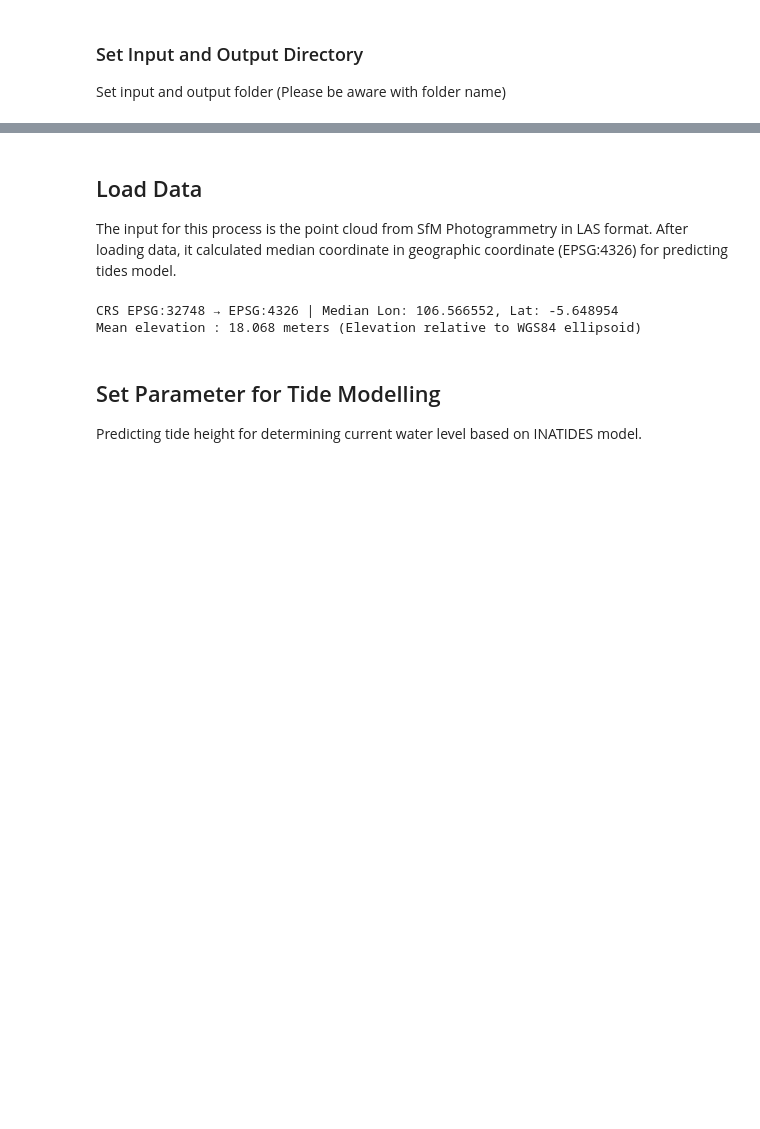
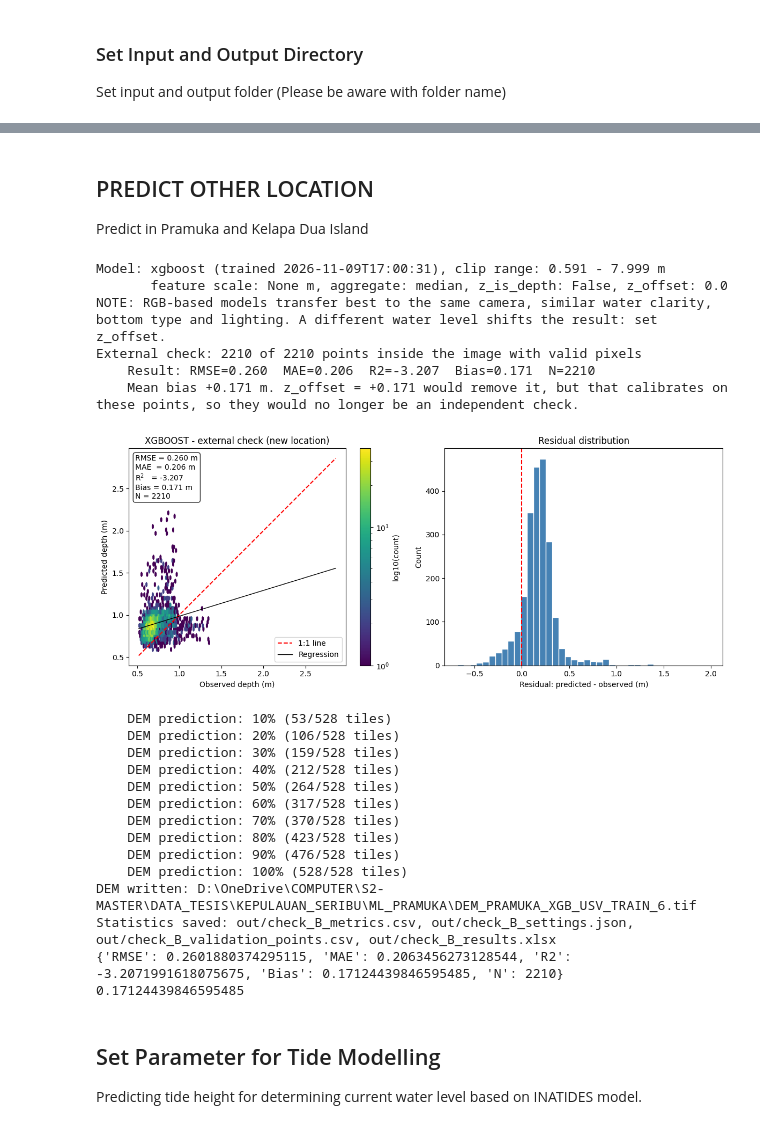
Before and after one commit to teguhsulistian/sfm-bathy-mapper, a Jupyter notebook: notebooks/SFM_ML.ipynb, the cells around one changed output, grey strips where cells are left out. Cells and saved outputs as stored; diff of their text form; code cells hidden in the pictures; blank space fills up the shorter version.

```diff
--- a/notebooks/SFM_ML.ipynb
+++ b/notebooks/SFM_ML.ipynb
@@ -34,15 +88,46 @@ train = r"D:\OneDrive\COMPUTER\S2-MASTER\DATA_TESIS\KEPULAUAN_SERIBU\KELAPA_DUA\
 # %% [markdown]
-## Load Data
+## PREDICT OTHER LOCATION
 
-The input for this process is the point cloud from SfM Photogrammetry in LAS format.
-After loading data, it calculated median coordinate in geographic coordinate (EPSG:4326) for predicting tides model.
+Predict in Pramuka and Kelapa Dua Island
+# %%
+model =r"D:\OneDrive\COMPUTER\S2-MASTER\DATA_TESIS\KEPULAUAN_SERIBU\ML_KEP_SERIBU\OUTPUT_XGB_USV_TRAIN_8\xgb_usv_panggang.joblib"
+image_other = r"D:\OneDrive\COMPUTER\S2-MASTER\DATA_TESIS\KEPULAUAN_SERIBU\ML_PRAMUKA\ORTHO_PRAMUKA_15CM.tif"
+output_dem = r"D:\OneDrive\COMPUTER\S2-MASTER\DATA_TESIS\KEPULAUAN_SERIBU\ML_PRAMUKA\DEM_PRAMUKA_XGB_USV_TRAIN_6.tif"
+val_usv = r"D:\OneDrive\COMPUTER\S2-MASTER\DATA_TESIS\KEPULAUAN_SERIBU\ML_PRAMUKA\PRAMUKA_USV_ELLIPSOID.csv"
 # %%
-pc,las,lon_med,lat_med = load_las(input)
-mean_elev= np.mean(pc[:,2])
-print(f"Mean elevation : {mean_elev:.3f} meters (Elevation relative to WGS84 ellipsoid)")
+out = bm.apply_model(
+    model_path=model,
+    image_tif=image_other,
+    output_tif=output_dem,        # None = only run the check
+    val_txt=val_usv,               # independent check data (x, y, z)
+    output_as_elevation=True,          # DEM negative
+    plot_path="out/check_B.png",
+    stats_prefix="out/check_B",
+)
+print(out["val_metrics"])              # RMSE, MAE, R2, Bias, N
+print(out["suggested_z_offset"])       # offset that would remove the mean bias
 # %% [output]
-CRS EPSG:32748 → EPSG:4326 | Median Lon: 106.566552, Lat: -5.648954
-Mean elevation : 18.068 meters (Elevation relative to WGS84 ellipsoid)
+Model: xgboost (trained 2026-11-09T17:00:31), clip range: 0.591 - 7.999 m
+       feature scale: None m, aggregate: median, z_is_depth: False, z_offset: 0.0
+NOTE: RGB-based models transfer best to the same camera, similar water clarity, bottom type and lighting. A different water level shifts the result: set z_offset.
+External check: 2210 of 2210 points inside the image with valid pixels
+    Result: RMSE=0.260  MAE=0.206  R2=-3.207  Bias=0.171  N=2210
+    Mean bias +0.171 m. z_offset = +0.171 would remove it, but that calibrates on these points, so they would no longer be an independent check.
+[figure, added]
+    DEM prediction: 10% (53/528 tiles)
+    DEM prediction: 20% (106/528 tiles)
+    DEM prediction: 30% (159/528 tiles)
+    DEM prediction: 40% (212/528 tiles)
+    DEM prediction: 50% (264/528 tiles)
+    DEM prediction: 60% (317/528 tiles)
+    DEM prediction: 70% (370/528 tiles)
+    DEM prediction: 80% (423/528 tiles)
+    DEM prediction: 90% (476/528 tiles)
+    DEM prediction: 100% (528/528 tiles)
+DEM written: D:\OneDrive\COMPUTER\S2-MASTER\DATA_TESIS\KEPULAUAN_SERIBU\ML_PRAMUKA\DEM_PRAMUKA_XGB_USV_TRAIN_6.tif
+Statistics saved: out/check_B_metrics.csv, out/check_B_settings.json, out/check_B_validation_points.csv, out/check_B_results.xlsx
+{'RMSE': 0.2601880374295115, 'MAE': 0.2063456273128544, 'R2': -3.2071991618075675, 'Bias': 0.17124439846595485, 'N': 2210}
+0.17124439846595485
 # %% [markdown]
 ## Set Parameter for Tide Modelling
 
```
Also changed, not shown: parts of 4 cells of this notebook.
